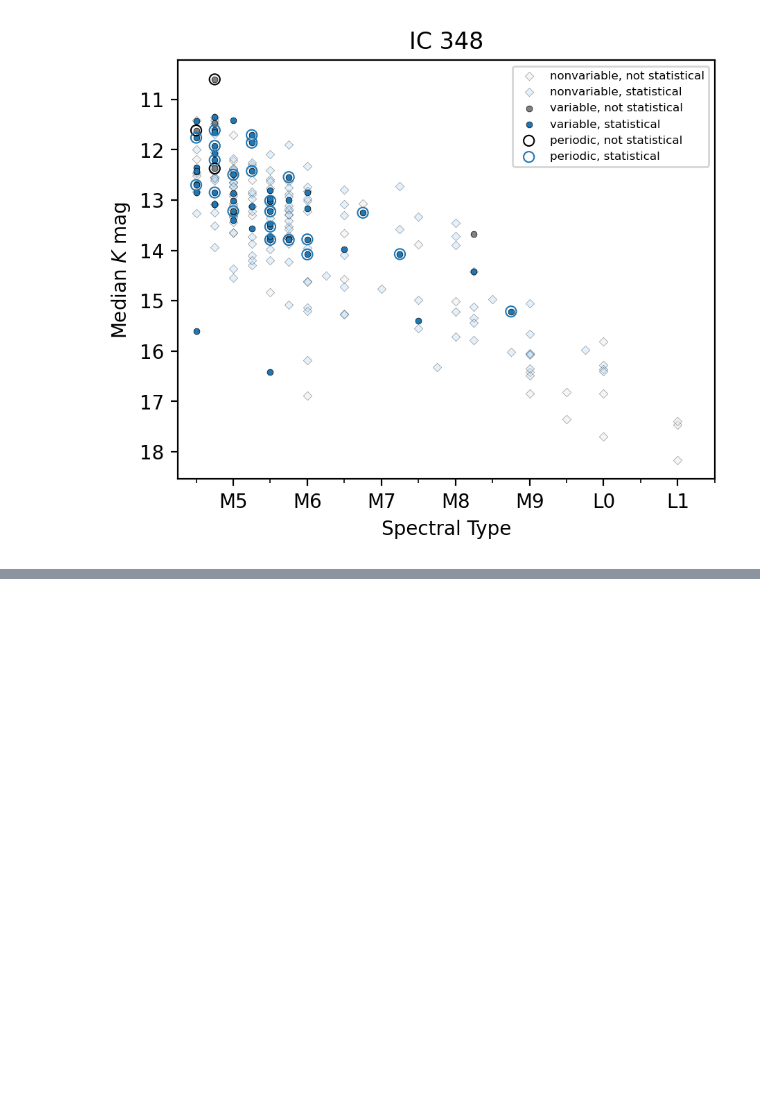
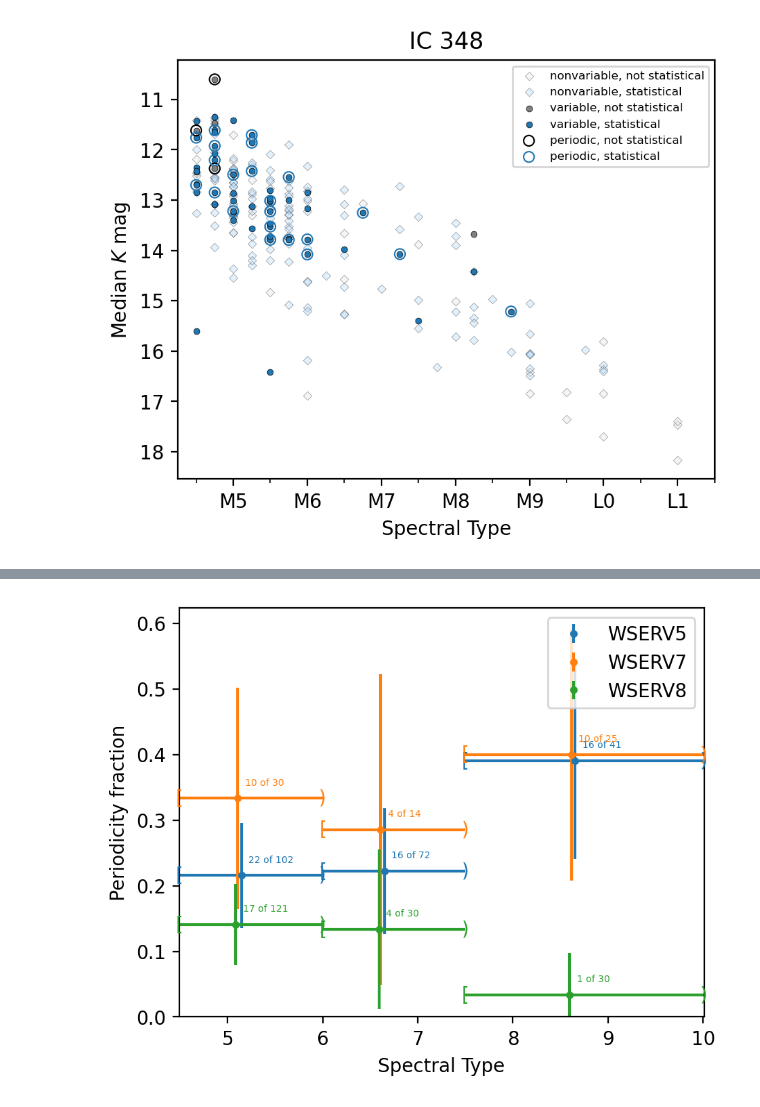
Before and after one commit to tomr-stargazer/Variability_Project_2020, a Jupyter notebook: wuvars/analysis/prototypes/March 1, 2022 variability notebook.ipynb, the cells around one changed output, grey strips where cells are left out. Cells and saved outputs as stored; diff of their text form; code cells hidden in the pictures; blank space fills up the shorter version.

```diff
--- a/wuvars/analysis/prototypes/March 1, 2022 variability notebook.ipynb
+++ b/wuvars/analysis/prototypes/March 1, 2022 variability notebook.ipynb
@@ -500,0 +1084,95 @@ v_subj: 6
+# %%
+# Variability fraction (binned) vs spectral type...
+
+# ok.
+
+# in each bin:
+# how many statisticals?
+# how many statisticals which are variable?
+
+color_dict = {5: 'C0', 7: 'C1', 8: 'C2'}
+fig = plt.figure(figsize=(5,4), dpi=200)
+ax = fig.add_subplot(111)
+
+for wserv in [5, 7, 8]:
+
+    print(f"WSERV{wserv}:")
+
+    ref = select_targets(wserv)
+    stat = select_targets(wserv, attr='statistical')
+    v2, v1 = select_stetson_variables(wserv)
+    v_per = select_periodic_variables(wserv)
+    v_subj = select_subjective_variables(wserv)
+
+    print(f"Ref: {np.sum(ref)}")
+    print(f"v2: {np.sum(ref & v2)}")
+    print(f"v1: {np.sum(ref & v1)}")
+    print(f"v_per: {np.sum(ref & v_per)}")
+    print(f"v_subj: {np.sum(ref & v_subj)}")
+
+    vv = select_variables(wserv)
+
+    # plot stuff appears below
+
+    x_match = reference_dict[wserv]
+    ds = spread[f"wserv{wserv}"]
+
+    x_crit = np.in1d(x_match.approved['SOURCEID'], ds.index[ref & stat])
+
+    nonvar = np.in1d(x_match.approved['SOURCEID'], ds.index[ref & ~stat & ~vv])
+    nonvar_stat = np.in1d(x_match.approved['SOURCEID'], ds.index[ref & stat & ~vv])
+    var = np.in1d(x_match.approved['SOURCEID'], ds.index[ref & vv & ~stat])
+    var_stat = np.in1d(x_match.approved['SOURCEID'], ds.index[ref & vv & stat])
+    per = np.in1d(x_match.approved['SOURCEID'], ds.index[ref & v_per & ~stat])
+    per_stat = np.in1d(x_match.approved['SOURCEID'], ds.index[ref & v_per & stat])
+
+
+    # loop through bins
+
+    bin_edges = [4.49, 6, 7.5, 10.01]
+    left_edges = bin_edges[:-1]
+    right_edges = bin_edges[1:]
+
+    print("")
+
+
+    for left, right in zip(left_edges, right_edges):
+
+        in_this_bin = (x_match.approved['SpT'] >= left) & (x_match.approved['SpT'] < right)
+        print(left, right)
+        print("In this bin : ", np.sum(in_this_bin))
+        bin_stat = np.sum(in_this_bin & x_crit)
+        print("In this bin & stat : ", bin_stat)
+        bin_per_stat = np.sum(in_this_bin & per_stat)
+        print("In this bin & stat & periodic : ", bin_per_stat)
+        stat_per_fraction = bin_per_stat / bin_stat
+#         errorbar_size = 1 / np.sqrt(bin_stat)
+        z = 1.96
+        p = stat_per_fraction
+        n = bin_stat
+        errorbar_size = z * np.sqrt(p * (1-p) / n)
+
+        print("Periodic fraction in this bin : ", stat_per_fraction, "±", errorbar_size)
+#         print("Periodic fraction in this bin : ", stat_per_fraction)
+
+        print("")
+
+        x_offset = - wserv/50
+
+        ax.errorbar([(left+right)/2 + x_offset], [stat_per_fraction], fmt='.', yerr=errorbar_size, color=color_dict[wserv], label=f"WSERV{wserv}" if left==left_edges[0] else "")
+        ax.hlines(y=stat_per_fraction, xmin=left, xmax=right, color=color_dict[wserv])
+
+        ax.text((left+right)/2 + 0.075 + x_offset, stat_per_fraction + 0.02, f"{bin_per_stat} of {bin_stat}", fontsize=5, color=color_dict[wserv], zorder=100, )
+
+        center_dict = {'verticalalignment': 'center', 'horizontalalignment': 'center'}
+        ax.text(left, stat_per_fraction, "[", center_dict , color=color_dict[wserv])
+        ax.text(right, stat_per_fraction, ")", center_dict, color=color_dict[wserv])
+
+plt.xlim(bin_edges[0], bin_edges[-1])
+plt.ylim(0, None)
+plt.legend()
+# plt.title("WSERV" + str(wserv))
+plt.xlabel("Spectral Type")
+plt.ylabel("Periodicity fraction")
+plt.show()
+# %% [output]
@@ -500,0 +1196 @@ v_subj: 6
+[figure, added]
```
Also changed, not shown: parts of 14 cells of this notebook.
